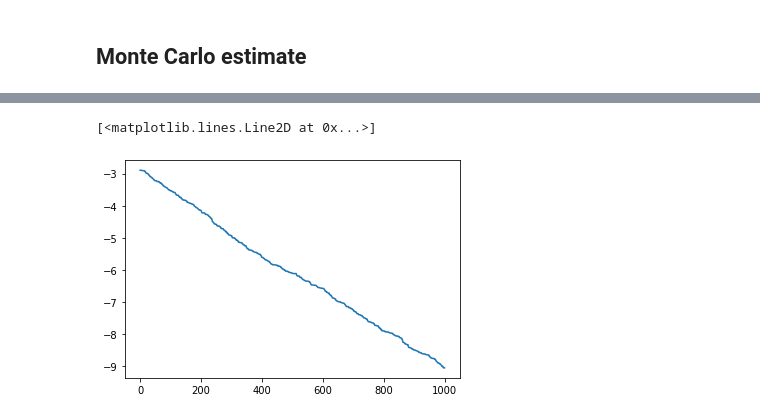
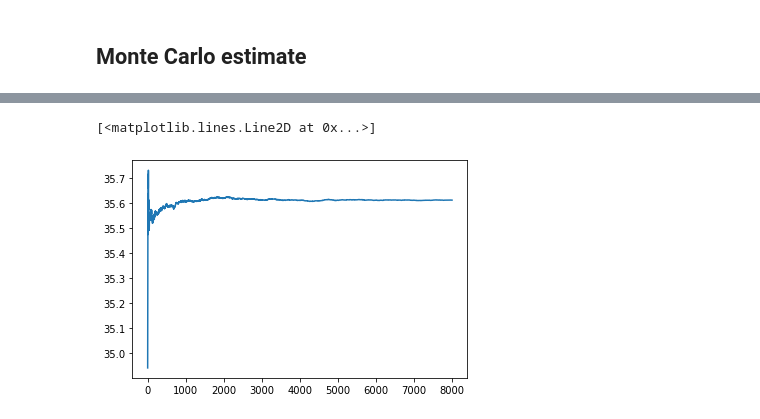
Before and after one commit to jp2011/stat-fem, a Jupyter notebook: notebooks/LHS Uncertainty.ipynb, the cells around one changed output, grey strips where cells are left out. Cells and saved outputs as stored; diff of their text form; code cells hidden in the pictures.

```diff
--- a/notebooks/LHS Uncertainty.ipynb
+++ b/notebooks/LHS Uncertainty.ipynb
@@ -41 +54,8 @@ num_samples = 1000
+# %%
+is_prior_logscale = True
+
+if is_prior_logscale:
+    theta_prior = LogThetaPriorNormal(0, 1)
+else:
+    theta_prior = ThetaPriorGamma(1, 1)
 # %%
@@ -75,21 +98,21 @@ plt.imshow(G_np)
 # %% [markdown]
 ## Monte Carlo estimate
 # %%
-u_mean_samples_mc = np.zeros((num_samples, M))
-u_samples_mc = np.zeros((num_samples, M))
+mc_num_samples = 1_000_000
+u_samples_mc = np.zeros((mc_num_samples, M))
 
-for n in tqdm(range(num_samples)):
-    omega_n = Constant(omega_prior_sample(omega_prior_loc, omega_prior_scale))
-    u_trial = TrialFunction(V)
-    v = TestFunction(V)
-    a =  (dot(grad(v), omega_n * grad(u_trial))) * dx
+u_trial = TrialFunction(V)
+v = TestFunction(V)
+
+for n in tqdm(range(mc_num_samples)):
+    theta_n = theta_prior.sample()
+    if is_prior_logscale:
+        theta_n = np.exp(theta_n)
+
+    a =  (dot(grad(v), Constant(theta_n) * grad(u_trial))) * dx
     A = assemble(a, bcs=bc)
-    A_inv = np.linalg.inv(A.petscmat.getValues(np.arange(G.nx).astype(np.int32), np.arange(G.nx).astype(np.int32)))
-
     u_mean = Function(V)
     solve(A, u_mean, b)
-    u_cov = A_inv @ G_np @ A_inv
 
-    u_mean_samples_mc[n, :] = u_mean.vector().dat.data.copy()
-    u_samples_mc[n, :] = np.random.multivariate_normal(u_mean.vector().dat.data, u_cov)
+    u_samples_mc[n, :] = u_mean.vector().dat.data.copy()
 # %%
@@ -103,5 +232,4 @@ plt.plot(cum_mean_norm)
 # %%
-cum_sum = np.cumsum(u_samples_mc, axis=0)
-cum_mean = cum_sum / (1 + np.arange(num_samples))[:, np.newaxis]
-cum_mean_norm = np.linalg.norm(cum_mean, axis=1)
-plt.plot(cum_mean_norm)
+mcmc_cum_sum = np.cumsum(u_samples_mcmc[num_samples_warmup:], axis=0)
+mcmc_cum_mean = mcmc_cum_sum / (1 + np.arange(mcmc_num_samples - num_samples_warmup))[:, np.newaxis]
+mcmc_cum_mean_norm = np.linalg.norm(mcmc_cum_mean, axis=1, ord=2)
@@ -245,5 +236,5 @@ plt.plot(cum_mean_norm)
 # %%
-plt.plot(omega_samples_mcmc)
+plt.plot(mcmc_cum_mean_norm)
 # %% [output]
 [<matplotlib.lines.Line2D at 0x...>]
-[figure, old version]
+[figure, new version]
```
Also changed, not shown: parts of 25 cells of this notebook, 1 other file.
